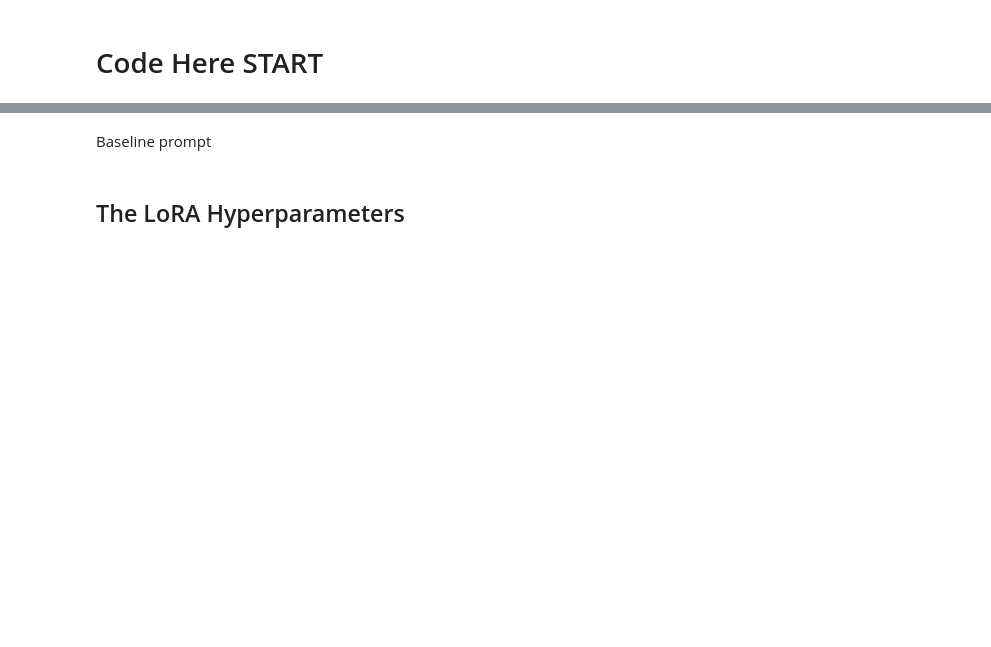
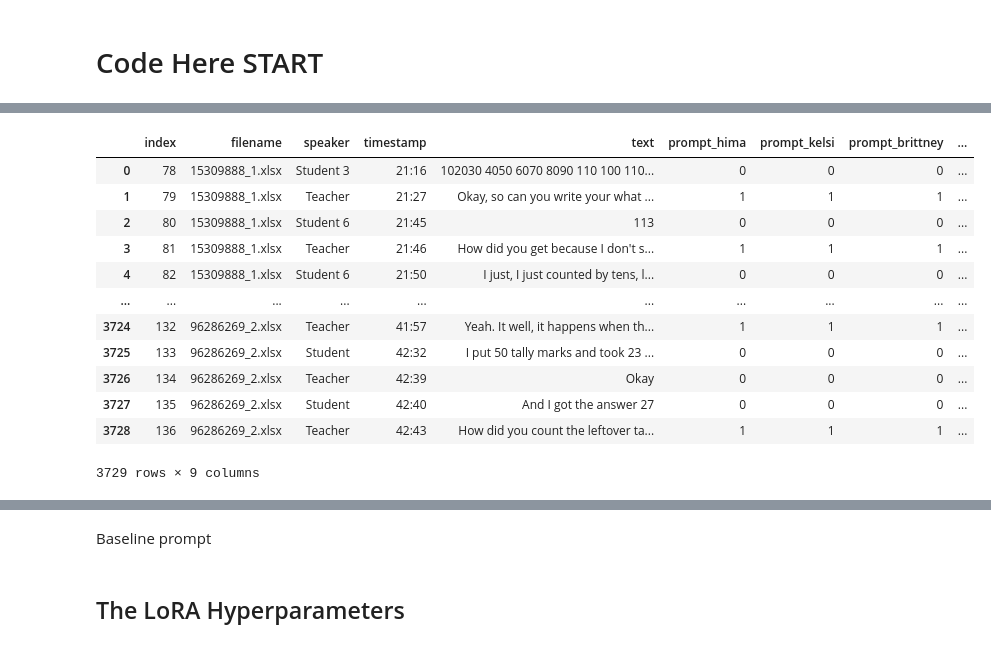
Before and after one commit to hernandezb3/llm-text-classification, a Jupyter notebook: 04_finetuning.ipynb, the cells around one changed output, grey strips where cells are left out. Cells and saved outputs as stored; diff of their text form; code cells hidden in the pictures; blank space fills up the shorter version.

Commit message:
update path

```diff
--- a/04_finetuning.ipynb
+++ b/04_finetuning.ipynb
@@ -686,0 +690,21 @@ word_counts
+# %%
+# import data
+DATA_SOURCE = "train" # train, dev, test
+
+path_to_data = DATA_DIR / f"{DATA_SOURCE}.xlsx"
+train = pd.read_excel(path_to_data)
+train
+# %% [output]
+|  | index | filename | speaker | timestamp | text | prompt_hima | prompt_kelsi | prompt_brittney | ... |
+| 0 | 78 | 15309888_1.xlsx | Student 3 | 21:16 | 102030 4050 6070 8090 110 100 110... | 0 | 0 | 0 | ... |
+| 1 | 79 | 15309888_1.xlsx | Teacher | 21:27 | Okay, so can you write your what ... | 1 | 1 | 1 | ... |
+| 2 | 80 | 15309888_1.xlsx | Student 6 | 21:45 | 113 | 0 | 0 | 0 | ... |
+| 3 | 81 | 15309888_1.xlsx | Teacher | 21:46 | How did you get because I don't s... | 1 | 1 | 1 | ... |
+| 4 | 82 | 15309888_1.xlsx | Student 6 | 21:50 | I just, I just counted by tens, l... | 0 | 0 | 0 | ... |
+| ... | ... | ... | ... | ... | ... | ... | ... | ... | ... |
+| 3724 | 132 | 96286269_2.xlsx | Teacher | 41:57 | Yeah. It well, it happens when th... | 1 | 1 | 1 | ... |
+| 3725 | 133 | 96286269_2.xlsx | Student | 42:32 | I put 50 tally marks and took 23 ... | 0 | 0 | 0 | ... |
+| 3726 | 134 | 96286269_2.xlsx | Teacher | 42:39 | Okay | 0 | 0 | 0 | ... |
+| 3727 | 135 | 96286269_2.xlsx | Student | 42:40 | And I got the answer 27 | 0 | 0 | 0 | ... |
+| 3728 | 136 | 96286269_2.xlsx | Teacher | 42:43 | How did you count the leftover ta... | 1 | 1 | 1 | ... |
+3729 rows × 9 columns
```
Also changed, not shown: parts of 14 cells of this notebook.
